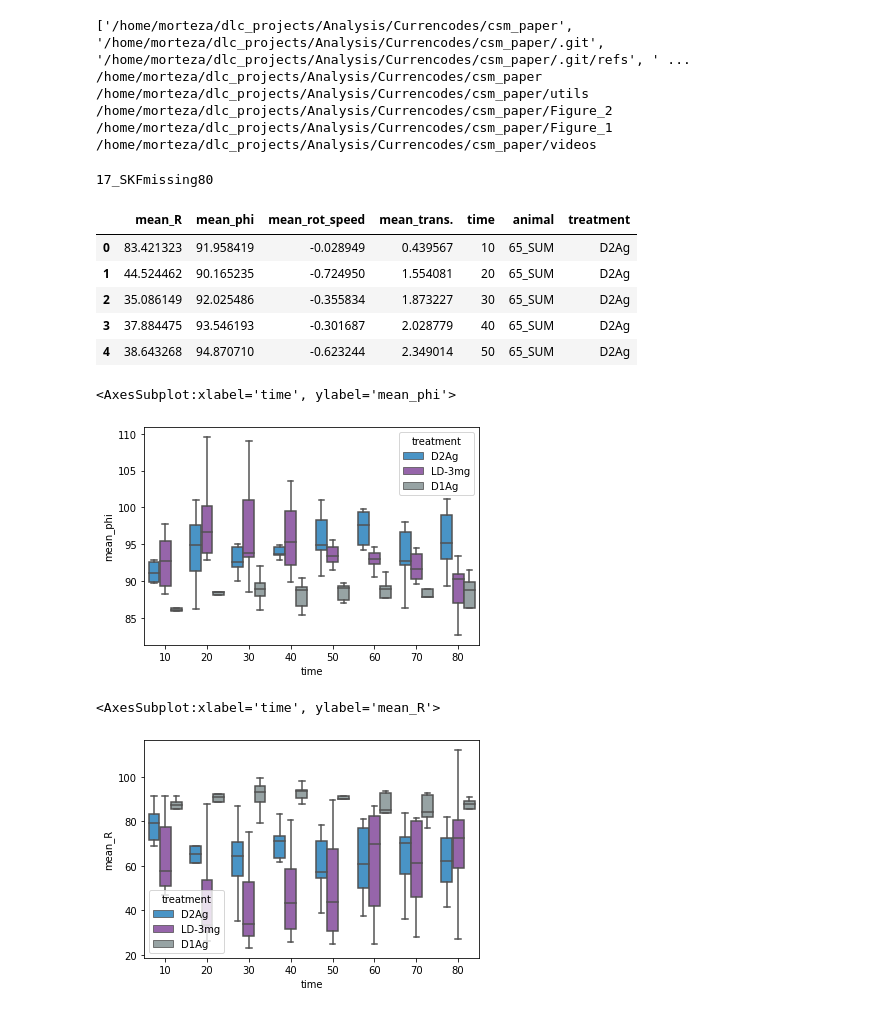
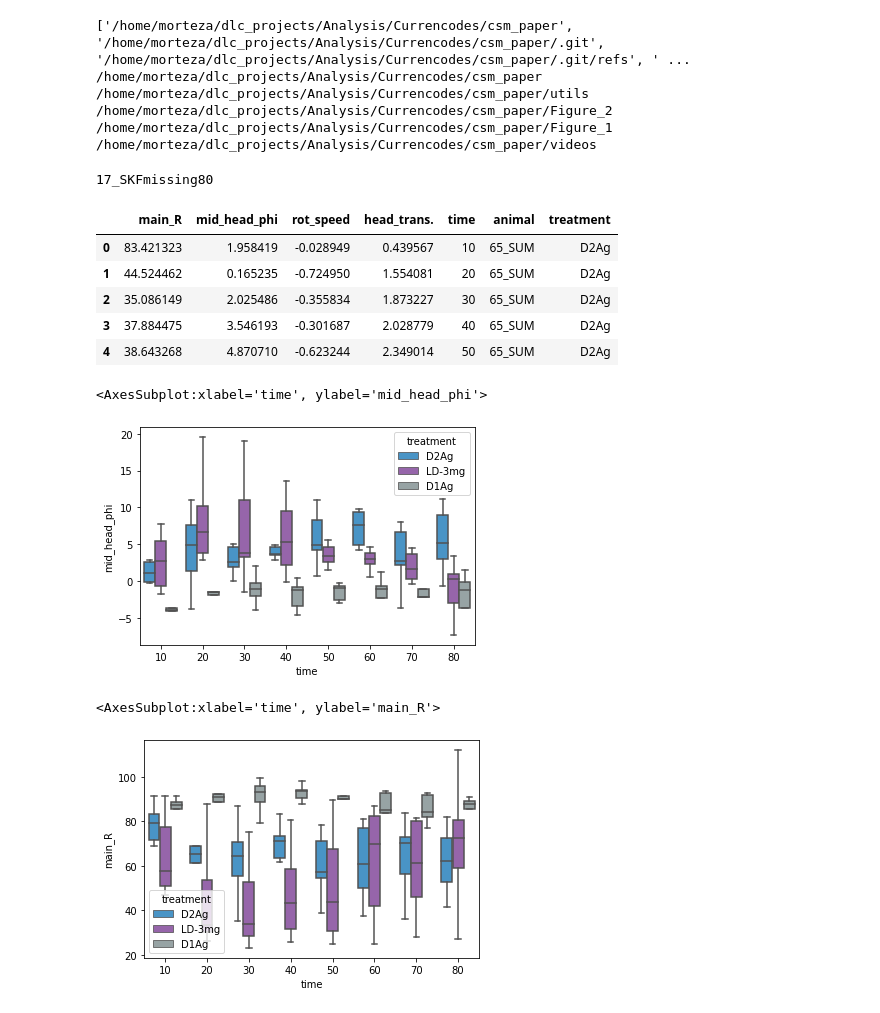
Before and after one commit to MorterzaAbbaszadeh/CSM_paper, a Jupyter notebook: Figure_1/Observable_profiles.ipynb, the cells around one changed output. Cells and saved outputs as stored; diff of their text form; code cells hidden in the pictures.

```diff
--- a/Figure_1/Observable_profiles.ipynb
+++ b/Figure_1/Observable_profiles.ipynb
@@ -43,27 +43,27 @@ for the_ky in db.keys:
 
 
 
-observ_df=pd.DataFrame(means_df, columns=['mean_R', 'mean_phi', 'mean_rot_speed', 'mean_trans.',
+observ_df=pd.DataFrame(means_df, columns=['main_R', 'mid_head_phi', 'rot_speed', 'head_trans.',
                                           'time', 'animal', 'treatment'])
 observ_df.replace({'treatment' : { 'SKF' : 'D1Ag',  'SUM' :'D2Ag',
                             'LID':'LD-3mg', 'D1A':'D1Ant', 'D2A':'D2Ant' }}, inplace=True)
 observ_df.head()
 # %% [output]
 17_SKFmissing80
-|  | mean_R | mean_phi | mean_rot_speed | mean_trans. | time | animal | treatment |
-| 0 | 83.421323 | 91.958419 | -0.028949 | 0.439567 | 10 | 65_SUM | D2Ag |
-| 1 | 44.524462 | 90.165235 | -0.724950 | 1.554081 | 20 | 65_SUM | D2Ag |
-| 2 | 35.086149 | 92.025486 | -0.355834 | 1.873227 | 30 | 65_SUM | D2Ag |
-| 3 | 37.884475 | 93.546193 | -0.301687 | 2.028779 | 40 | 65_SUM | D2Ag |
-| 4 | 38.643268 | 94.870710 | -0.623244 | 2.349014 | 50 | 65_SUM | D2Ag |
+|  | main_R | mid_head_phi | rot_speed | head_trans. | time | animal | treatment |
+| 0 | 83.421323 | 1.958419 | -0.028949 | 0.439567 | 10 | 65_SUM | D2Ag |
+| 1 | 44.524462 | 0.165235 | -0.724950 | 1.554081 | 20 | 65_SUM | D2Ag |
+| 2 | 35.086149 | 2.025486 | -0.355834 | 1.873227 | 30 | 65_SUM | D2Ag |
+| 3 | 37.884475 | 3.546193 | -0.301687 | 2.028779 | 40 | 65_SUM | D2Ag |
+| 4 | 38.643268 | 4.870710 | -0.623244 | 2.349014 | 50 | 65_SUM | D2Ag |
 # %%
-sns.boxplot(x='time', y='mean_phi', hue='treatment', data=observ_df, showfliers=False)
+sns.boxplot(x='time', y='mid_head_phi', hue='treatment', data=observ_df, showfliers=False)
 # %% [output]
-<AxesSubplot:xlabel='time', ylabel='mean_phi'>
+<AxesSubplot:xlabel='time', ylabel='mid_head_phi'>
-[figure, old version]
+[figure, new version]
 # %%
-sns.boxplot(x='time', y='mean_R', hue='treatment', data=observ_df, showfliers=False)
+sns.boxplot(x='time', y='main_R', hue='treatment', data=observ_df, showfliers=False)
 # %% [output]
-<AxesSubplot:xlabel='time', ylabel='mean_R'>
+<AxesSubplot:xlabel='time', ylabel='main_R'>
 [figure]
 # %%
```
Also changed, not shown: parts of 8 cells of this notebook, 6 other files.
